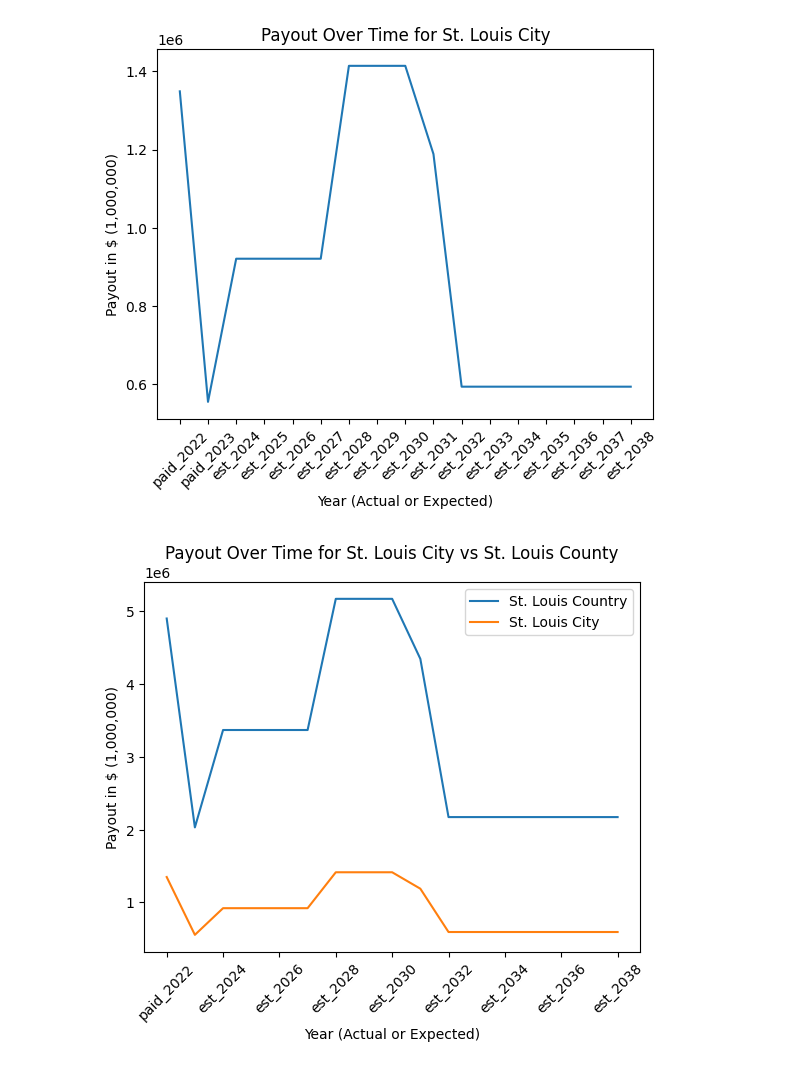
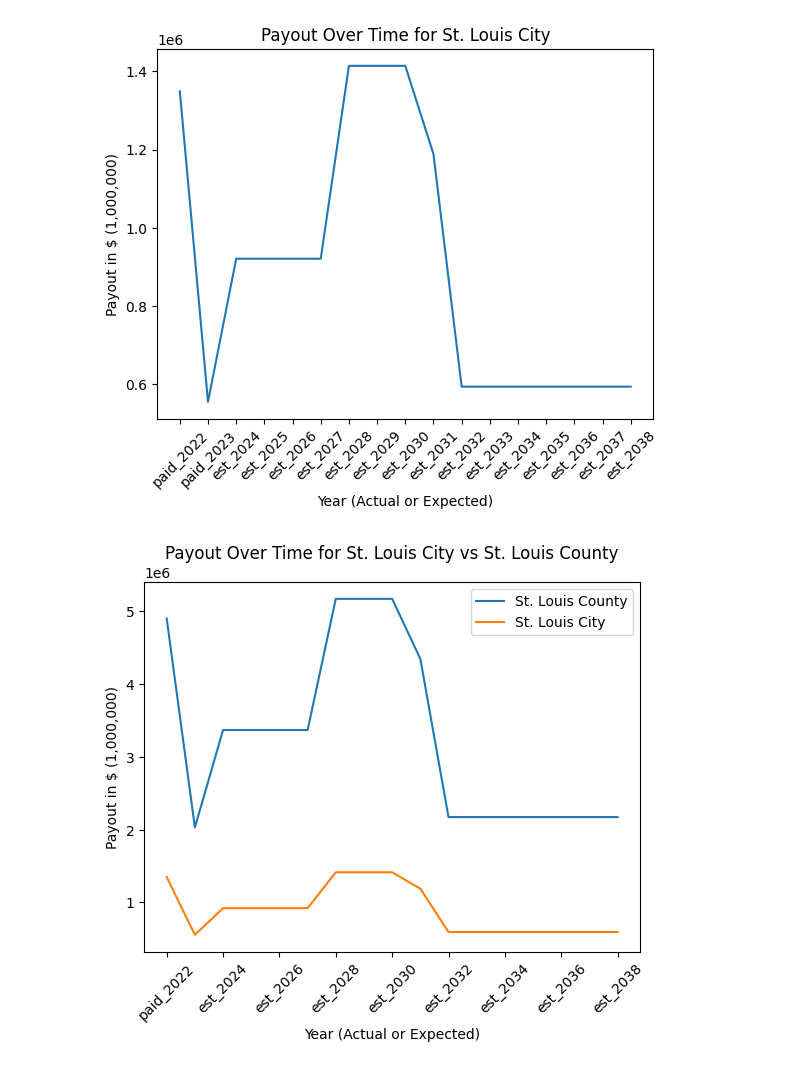
Before and after one commit to gabbycjames/Opioid_Settlements, a Jupyter notebook: Opioid_Settlements.ipynb, the cells around one changed output. Saved outputs shown, nothing was run; the diff lists cells and outputs as text; code cells hidden in the pictures.

Commit message:
Updated visualizations

```diff
--- a/Opioid_Settlements.ipynb
+++ b/Opioid_Settlements.ipynb
@@ -190,15 +203,15 @@ plt.show()
 stl = df.iloc[[0, 4], 5:]
 stl_transposed = stl.T
 # %%
-location = {'0':'St. Louis Country', '4':'St. Louis City'}
+location = {'0':'St. Louis County', '4':'St. Louis City'}
 labels = list(location.keys())
 labels = [location[key] for key in labels]
 stl_transposed.plot()
 plt.xlabel('Year (Actual or Expected)')
 plt.ylabel('Payout in $ (1,000,000)')
 plt.title('Payout Over Time for St. Louis City vs St. Louis County')
 plt.legend(labels)
 plt.xticks(rotation=45)
 plt.show()
 # %% [output]
-[figure, old version]
+[figure, new version]
```
Also changed, not shown: parts of 6 cells of this notebook.
